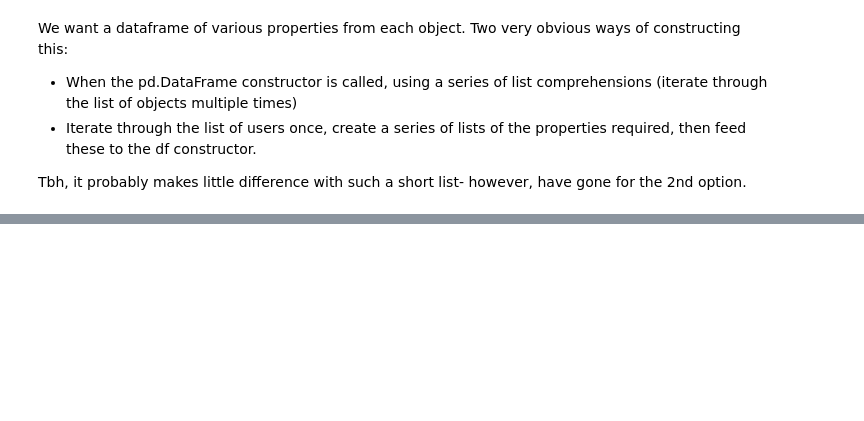
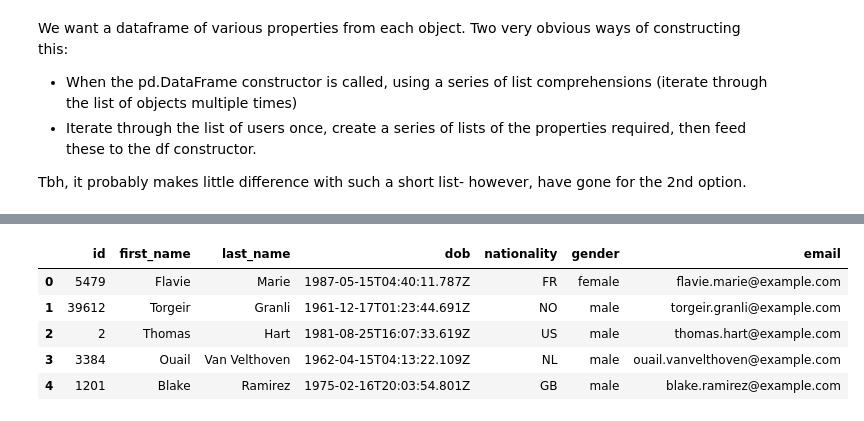
Before and after one commit to al-vincent/gcp-gowalla, a Jupyter notebook: data/process_checkins_csv.ipynb, the cells around one changed output, grey strips where cells are left out. Cells and saved outputs as stored; diff of their text form; code cells hidden in the pictures; blank space fills up the shorter version.

```diff
--- a/data/process_checkins_csv.ipynb
+++ b/data/process_checkins_csv.ipynb
@@ -174,0 +313,9 @@ users_df.head()
+# %%
+users_df.head()
+# %% [output]
+|  | id | first_name | last_name | dob | nationality | gender | email |
+| 0 | 5479 | Flavie | Marie | 1987-05-15T04:40:11.787Z | FR | female | flavie.marie@example.com |
+| 1 | 39612 | Torgeir | Granli | 1961-12-17T01:23:44.691Z | NO | male | torgeir.granli@example.com |
+| 2 | 2 | Thomas | Hart | 1981-08-25T16:07:33.619Z | US | male | thomas.hart@example.com |
+| 3 | 3384 | Ouail | Van Velthoven | 1962-04-15T04:13:22.109Z | NL | male | ouail.vanvelthoven@example.com |
+| 4 | 1201 | Blake | Ramirez | 1975-02-16T20:03:54.801Z | GB | male | blake.ramirez@example.com |
```
Also changed, not shown: parts of 20 cells of this notebook, 3 other files.
